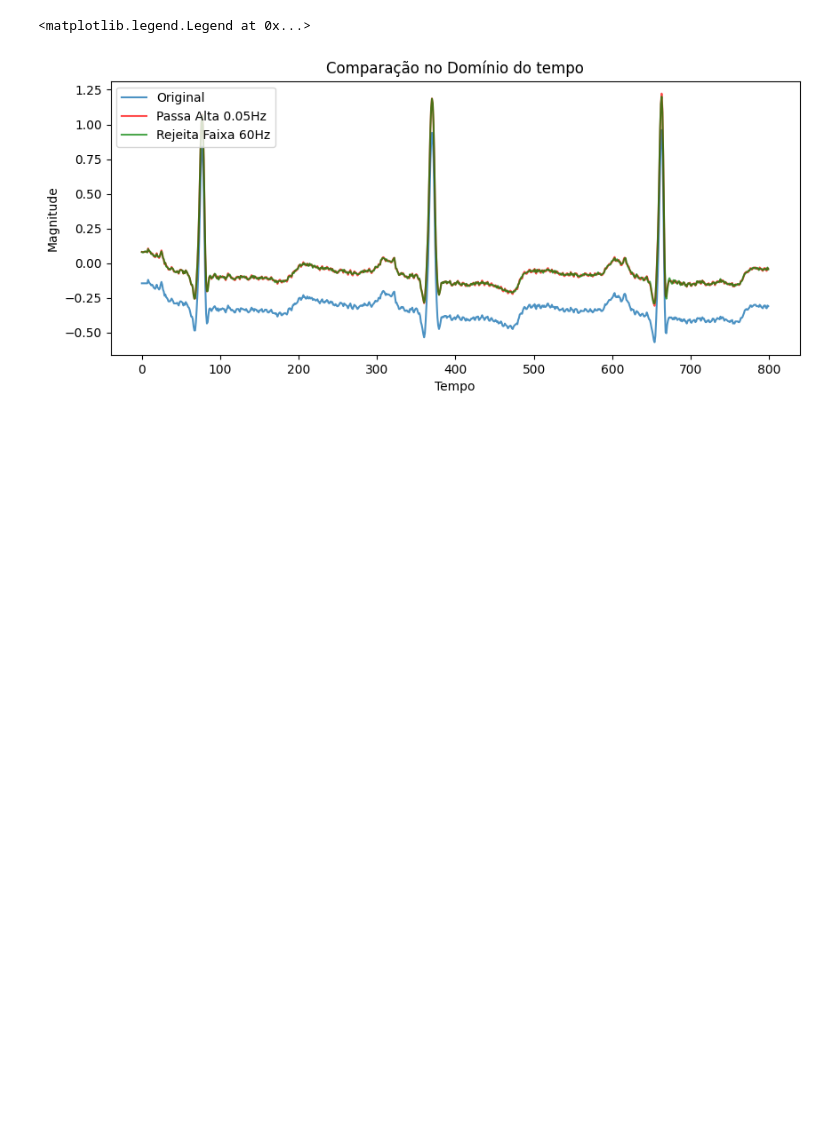
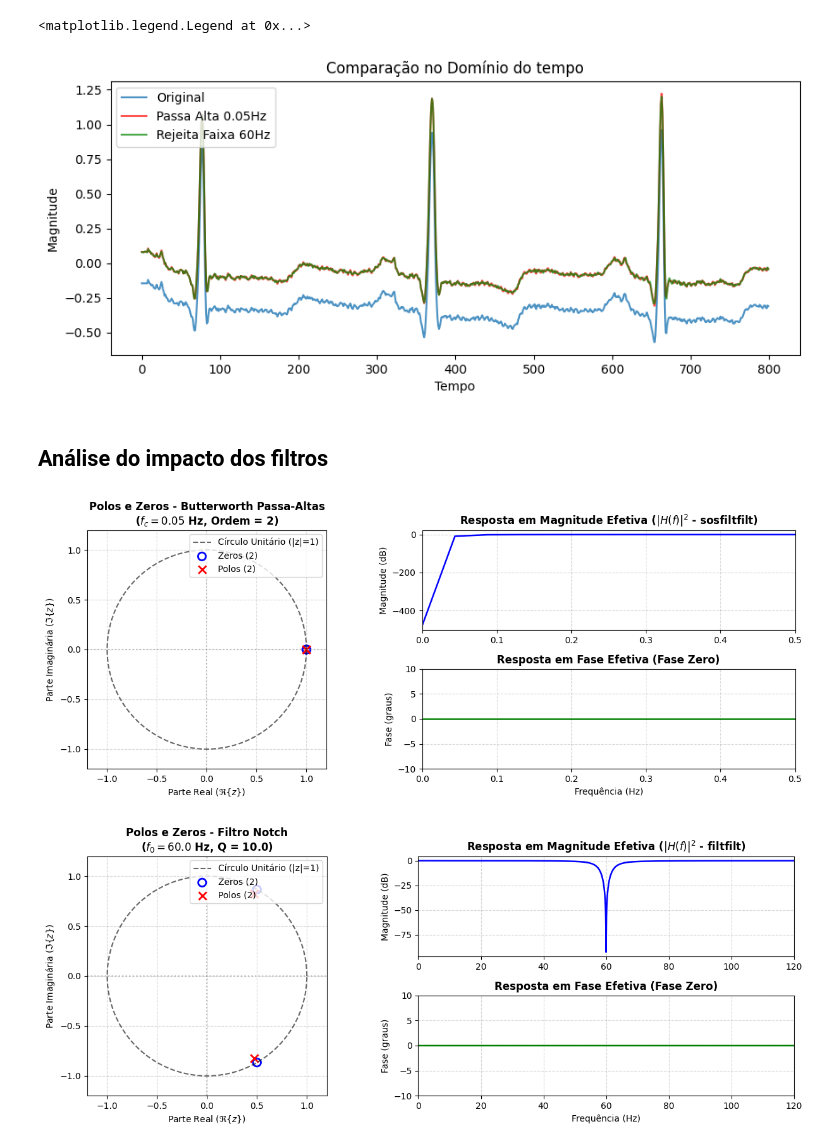
Before and after one commit to RenanCatini/ecg-arrhythmia-classification, a Jupyter notebook: notebooks/estudos_filtros_frequencia.ipynb, the cells around one changed output. Cells and saved outputs as stored; diff of their text form; code cells hidden in the pictures; blank space fills up the shorter version.

```diff
--- a/notebooks/estudos_filtros_frequencia.ipynb
+++ b/notebooks/estudos_filtros_frequencia.ipynb
@@ -230,3 +232,5 @@ plt.legend()
 # %% [output]
 <matplotlib.legend.Legend at 0x...>
 [figure]
+# %% [markdown]
+## Análise do impacto dos filtros
@@ -232,0 +474,6 @@ plt.legend()
+# %%
+analisar_butterworth_passa_alta(fs=360, freq_corte=0.05, ordem=2, xlim=(0, 0.5))
+analisar_filtro_notch(fs=360, freq_rejeicao=60.0, Q=10.0, xlim=(0, 120))
+# %% [output]
+[figure, added]
+[figure, added]
```
Also changed, not shown: parts of 6 cells of this notebook, 1 other file.
